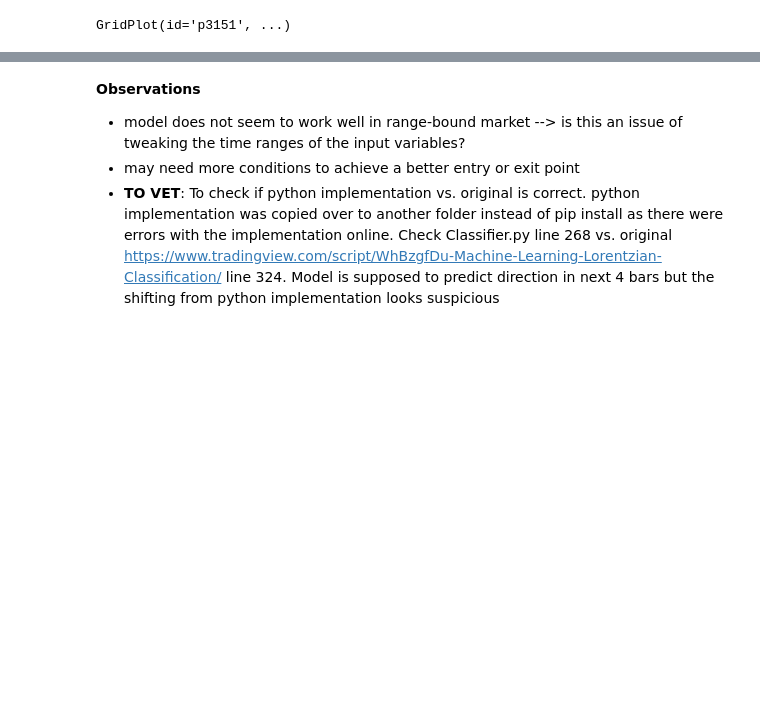
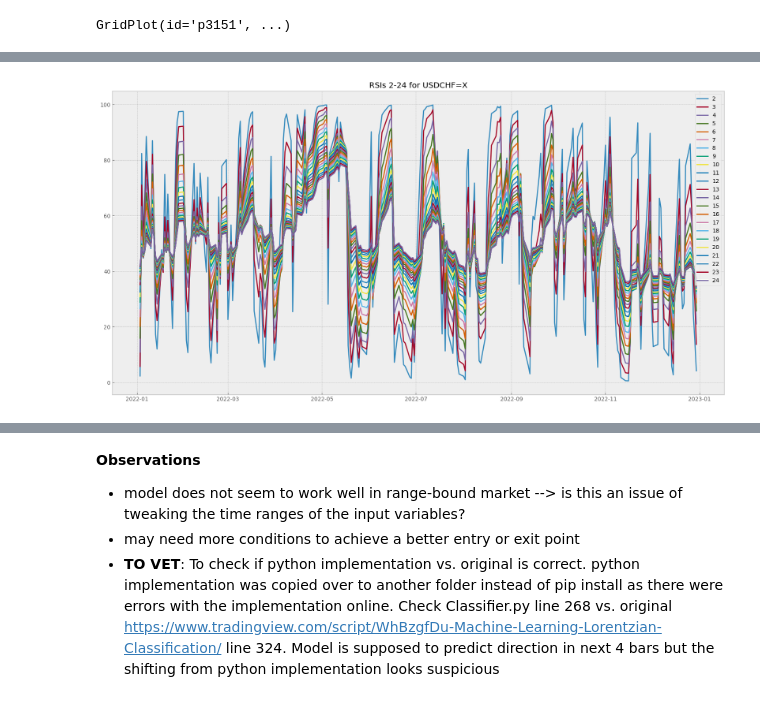
Before and after one commit to andreignatius/quant-trading, a Jupyter notebook: TA_models.ipynb, the cells around one changed output, grey strips where cells are left out. Saved outputs shown, nothing was run; the diff lists cells and outputs as text; code cells hidden in the pictures; blank space fills up the shorter version.

```diff
--- a/TA_models.ipynb
+++ b/TA_models.ipynb
@@ -732,0 +946,9 @@ stats_ssl_all
+# %%
+plt.style.use('bmh')
+plt.figure(figsize=(20,10))
+plt.plot(rsis[rsis.index>='2022-01-01'], label = rsis.columns)
+plt.legend()
+plt.title("RSIs 2-24 for USDCHF=X")
+plt.show()
+# %% [output]
+[figure, added]
```
Also changed, not shown: parts of 11 cells of this notebook.
